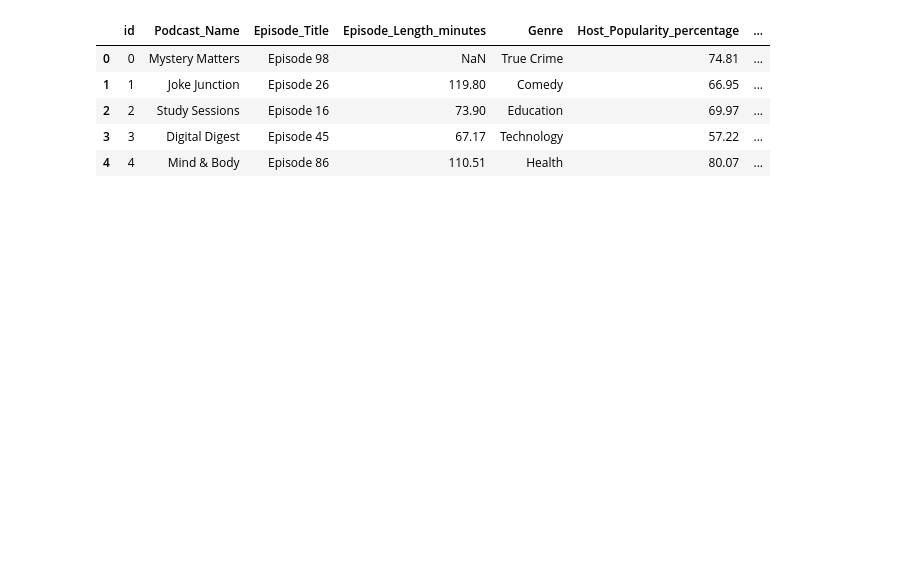
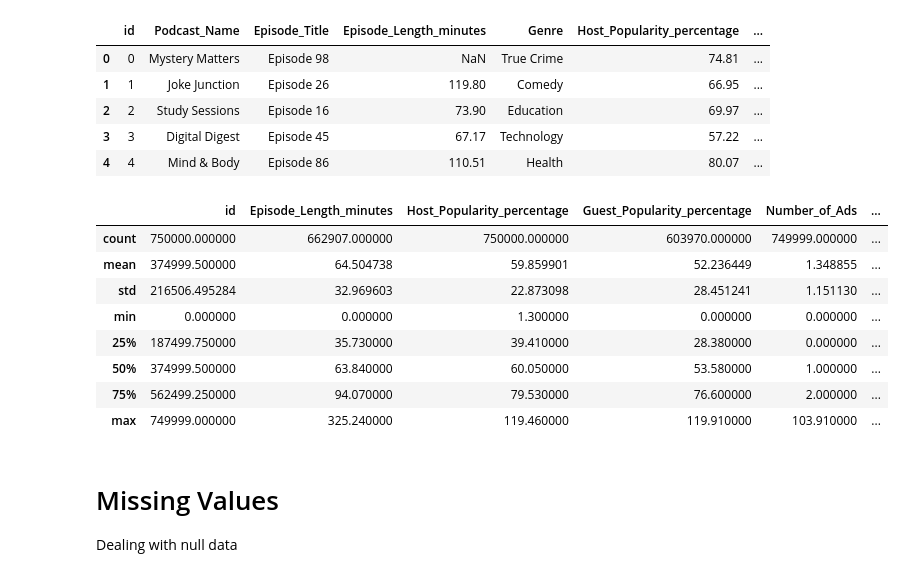
Before and after one commit to Alphalejo/Predict-Podcast-Listening-Time, a Jupyter notebook: EDA.ipynb, the cells around one changed output. Cells and saved outputs as stored; diff of their text form; code cells hidden in the pictures; blank space fills up the shorter version.

```diff
--- a/EDA.ipynb
+++ b/EDA.ipynb
@@ -10,3 +19,19 @@ df.head()
 | 2 | 2 | Study Sessions | Episode 16 | 73.90 | Education | 69.97 | ... |
 | 3 | 3 | Digital Digest | Episode 45 | 67.17 | Technology | 57.22 | ... |
 | 4 | 4 | Mind & Body | Episode 86 | 110.51 | Health | 80.07 | ... |
+# %%
+df.describe()
+# %% [output]
+|  | id | Episode_Length_minutes | Host_Popularity_percentage | Guest_Popularity_percentage | Number_of_Ads | ... |
+| count | 750000.000000 | 662907.000000 | 750000.000000 | 603970.000000 | 749999.000000 | ... |
+| mean | 374999.500000 | 64.504738 | 59.859901 | 52.236449 | 1.348855 | ... |
+| std | 216506.495284 | 32.969603 | 22.873098 | 28.451241 | 1.151130 | ... |
+| min | 0.000000 | 0.000000 | 1.300000 | 0.000000 | 0.000000 | ... |
+| 25% | 187499.750000 | 35.730000 | 39.410000 | 28.380000 | 0.000000 | ... |
+| 50% | 374999.500000 | 63.840000 | 60.050000 | 53.580000 | 1.000000 | ... |
+| 75% | 562499.250000 | 94.070000 | 79.530000 | 76.600000 | 2.000000 | ... |
+| max | 749999.000000 | 325.240000 | 119.460000 | 119.910000 | 103.910000 | ... |
+# %% [markdown]
+# Missing Values
+
+Dealing with null data
```
Also changed, not shown: parts of 31 cells of this notebook, 33 other files.
